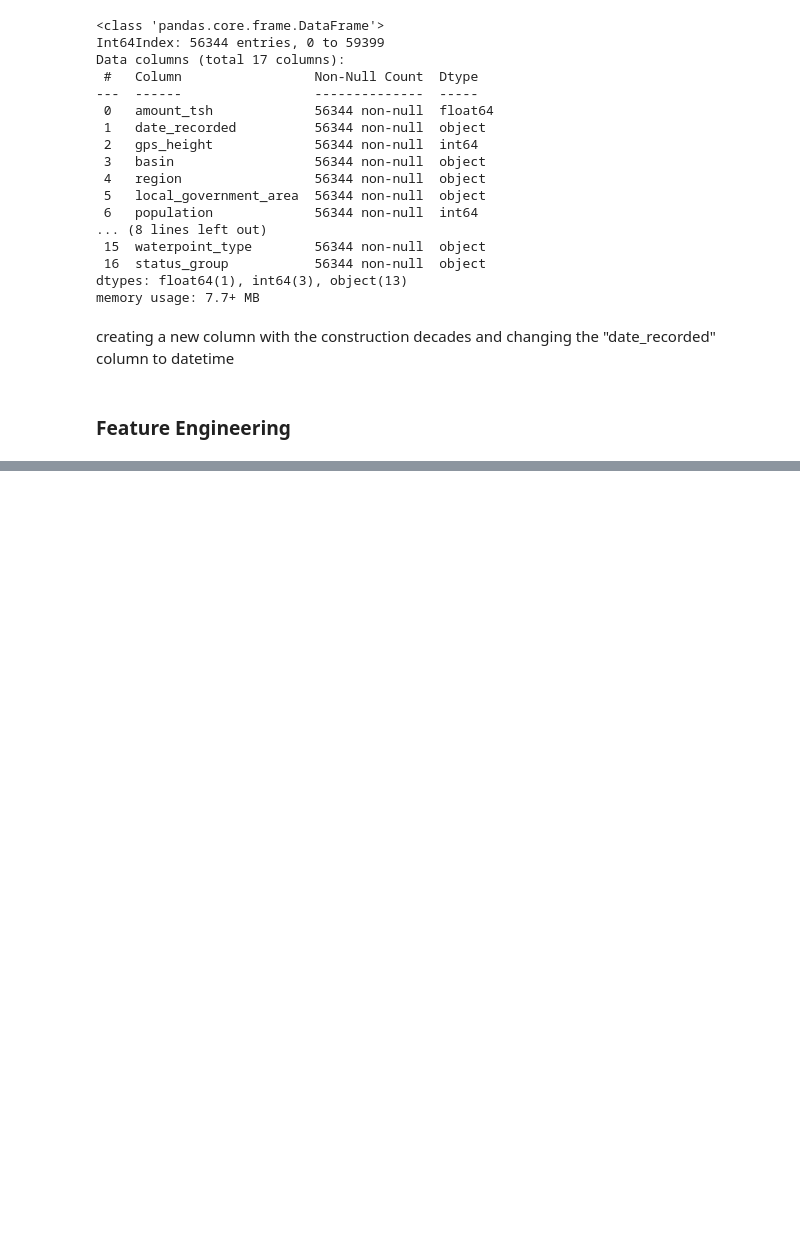
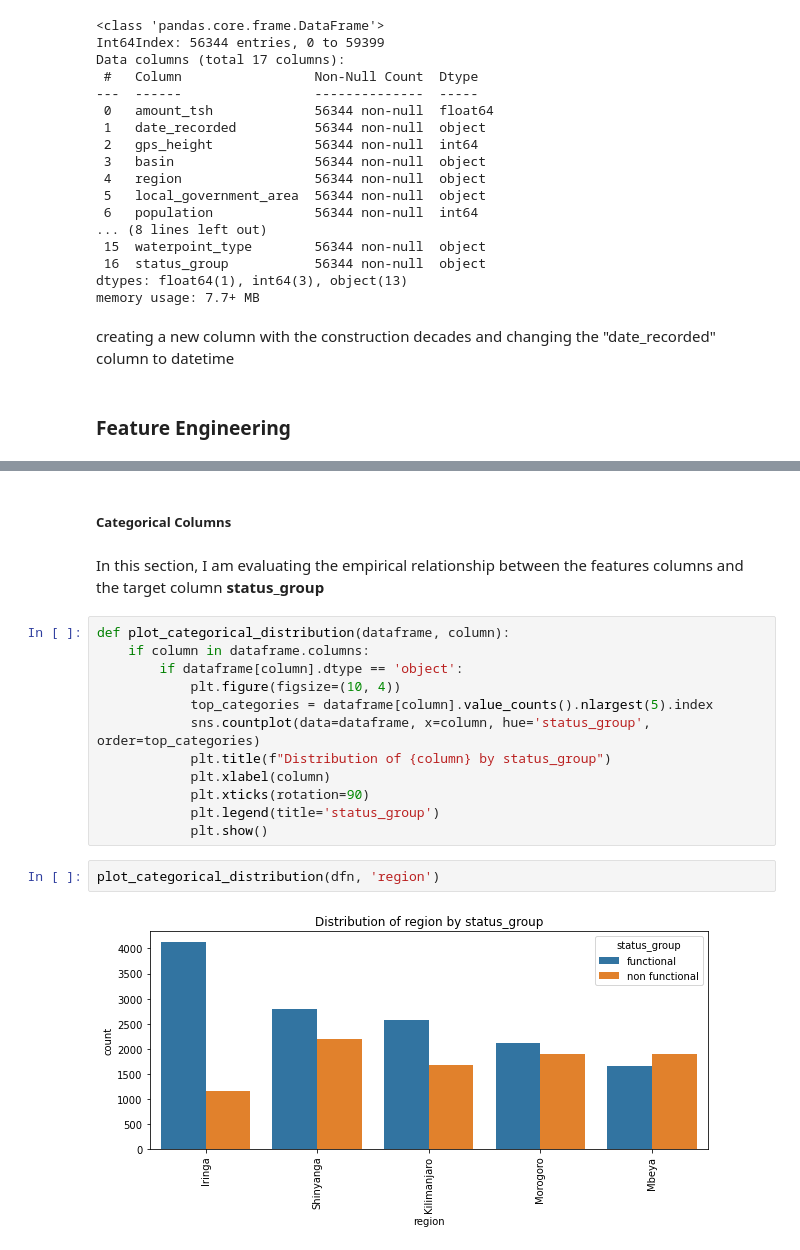
Before and after one commit to paulngatia/PHASE-3-PROJECT, a Jupyter notebook: index.ipynb, the cells around one changed output, grey strips where cells are left out. Drawn from its saved outputs; the diff is of its cells as text; blank space fills up the shorter version.

```diff
--- a/index.ipynb
+++ b/index.ipynb
@@ -539,0 +635,20 @@ creating a new column with the construction decades and changing the "date_recor
+# %% [markdown]
+##### Categorical Columns
+# %% [markdown]
+In this section, I am evaluating the empirical relationship between the features columns and  the target column **status_group**
+# %%
+def plot_categorical_distribution(dataframe, column):
+    if column in dataframe.columns:
+        if dataframe[column].dtype == 'object':
+            plt.figure(figsize=(10, 4))
+            top_categories = dataframe[column].value_counts().nlargest(5).index
+            sns.countplot(data=dataframe, x=column, hue='status_group', order=top_categories)
+            plt.title(f"Distribution of {column} by status_group")
+            plt.xlabel(column)
+            plt.xticks(rotation=90)
+            plt.legend(title='status_group')
+            plt.show()
+# %%
+plot_categorical_distribution(dfn, 'region')
+# %% [output]
+[figure, added]
```
Also changed, not shown: parts of 39 cells of this notebook.
